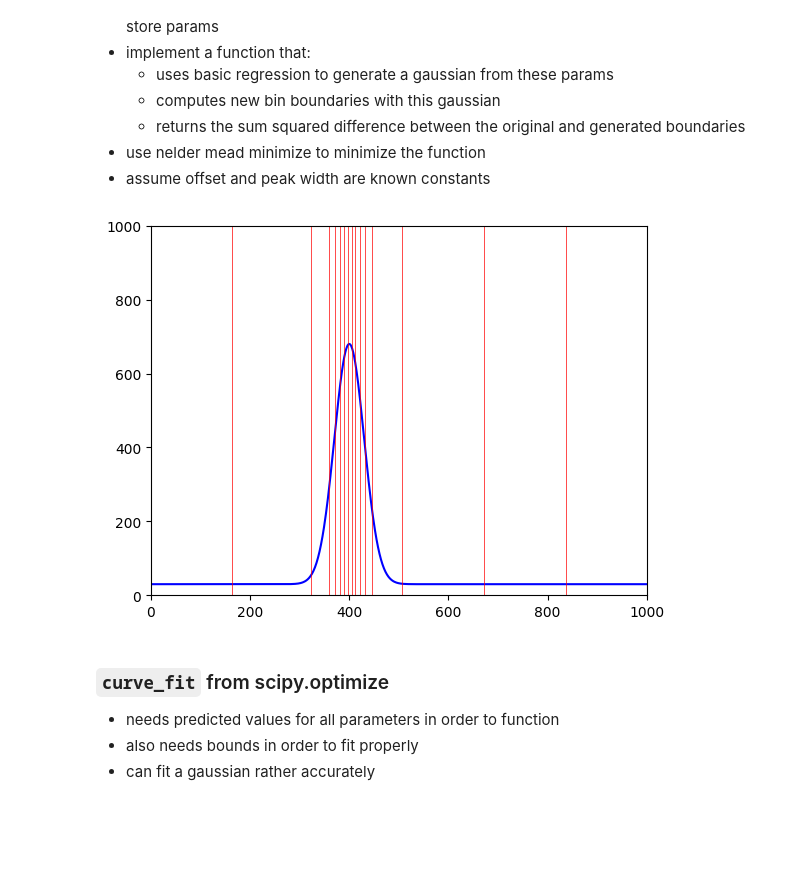
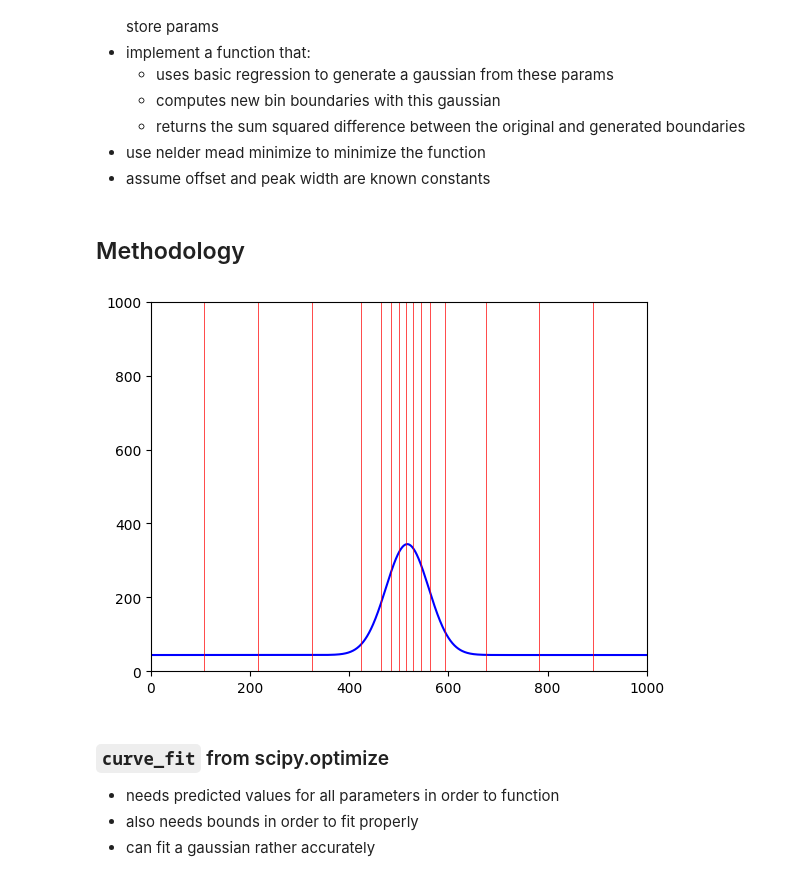
Before and after one commit to elcosas/Gaussian-Optimization, a Jupyter notebook: notebook.ipynb, the cells around one changed output. Drawn from its saved outputs; the diff is of its cells as text; code cells hidden in the pictures; blank space fills up the shorter version.

```diff
--- a/notebook.ipynb
+++ b/notebook.ipynb
@@ -63,7 +64,7 @@ def get_true_gauss_params(height, width, ambient, depth, bins):
 
 # constants
 BINS = 16
-HEIGHT_RANGE = (10, 100)
+HEIGHT_RANGE = (50, 950)
 PULSE_WIDTH_RANGE = (10, 50)
 AMBIENT_RANGE = (10, 100)
 DEPTH_RANGE = (50, 950)
@@ -115,13 +114,14 @@ def plot_gaussian(x, y, edh_bins, ax):
     plot_eqbins(edh_bins, ax)
 
 gauss_data_set, edh_bin_set = df.data_pts, df.edh_bds
-fig, axes = plt.subplots(2, 5, figsize=(25, 6.25))
-for i in range(df.shape[0]):
+fig, axes = plt.subplots(5, 2, figsize=(14, 20))
+for i in df.index:
     y_set, edh_bins = gauss_data_set[i], edh_bin_set[i]
-    r, c = i % 2, i % 5
-    ax = axes[r][c]
-    ax.set_ylim(0, HEIGHT_RANGE[1]+100)
-    ax.set_xlim(0, DEPTH_RANGE[1]+50)
+    ax = axes[i%5][i//5]
+    ax.set_xlim(0, len(RES))
+    ax.set_ylim(0, len(RES))
     plot_gaussian(np.arange(len(y_set)), y_set, edh_bins, ax)
+    ax.title.set_text(f'Row #{i} (loc: [{i%5}][{i//5}])')
+fig.tight_layout()
 plt.show()
 # %% [output]
@@ -138,6 +138,8 @@ New (simpler) plan:
       generated boundaries
 - use nelder mead minimize to minimize the function
 - assume offset and peak width are known constants
+# %% [markdown]
+## Methodology
 # %%
 # generate true gaussian
 def gen_gauss(x, h, d, w, o):
@@ -145,39 +147,38 @@ def gen_gauss(x, h, d, w, o):
 
 # generate edh bin boundaries
 def oracle_edh(tr, n_edh):
     bins = tr.shape[-1]
     tr_cs = np.cumsum(tr)
     tr_sum = np.sum(tr)
     edh_bins = np.zeros((n_edh-1))
     for idx in range(edh_bins.shape[-1]):
         edh_bins[idx] = np.argmin(np.abs(tr_cs - tr_sum*(idx+1.0)/n_edh))
     return edh_bins+1
 
 # plot edh bins
 def plot_edh_bins(bins, ax):
     for _bin in bins:
         ax.axvline(x=_bin, color='r', linewidth=.5)
 
-h = 650 # peak height
-d = 400 # peak offset
-w = 30 # peak width
-o = 30 # ambient offset
-[675.84123386, 400.36671654,  31.12979228,  32.3512658 ]
+h = 300 # peak height
+d = 517 # peak offset
+w = 43 # peak width
+o = 44 # ambient offset
 
 BINS = 16 # number of edh bins
 X = np.arange(1000) # length of x axis (laser resolution)
 
 gauss = gen_gauss(X, h, d, w, o)
 edh_bins = oracle_edh(gauss, BINS)
 
 fig, ax = plt.subplots()
 ax.set_ylim(0, len(X))
 ax.set_xlim(0, len(X))
 ax.plot(X, gauss, color='b')
 plot_edh_bins(edh_bins, ax)
 plt.show()
 # %% [output]
-[figure, old version]
+[figure, new version]
 # %% [markdown]
 ### `curve_fit` from scipy.optimize
 
```
Also changed, not shown: parts of 13 cells of this notebook, 1 other file.
